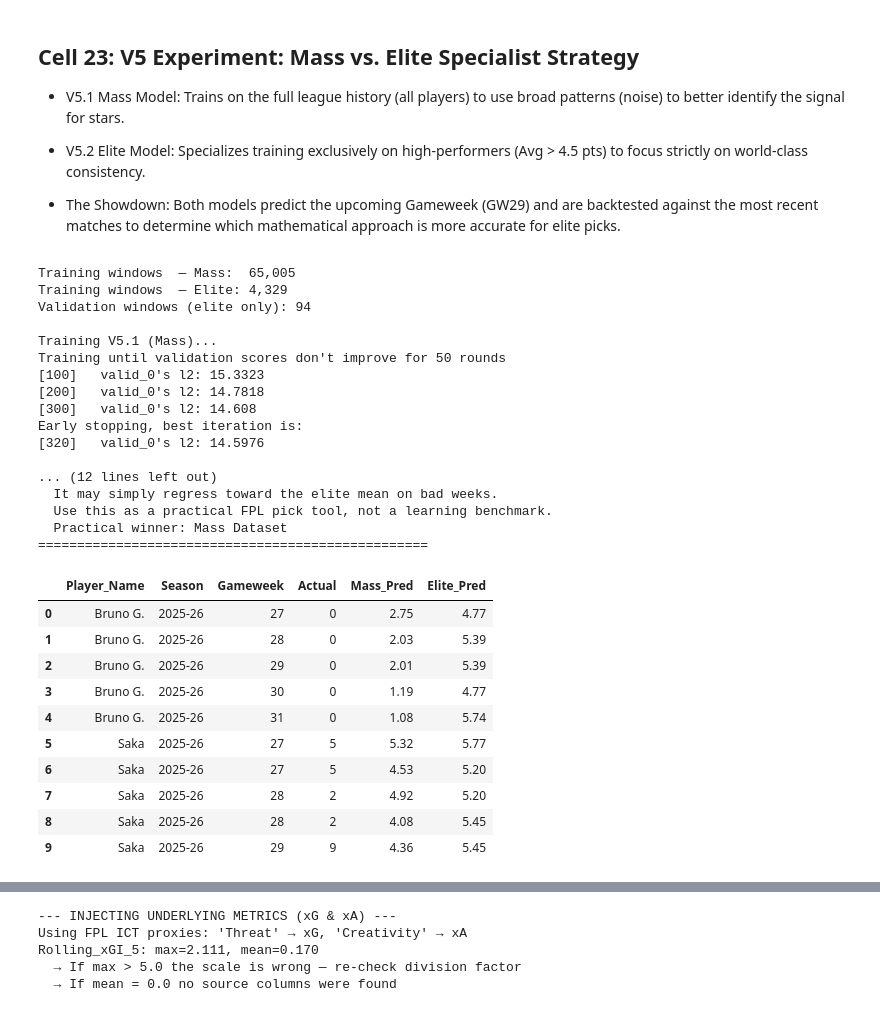
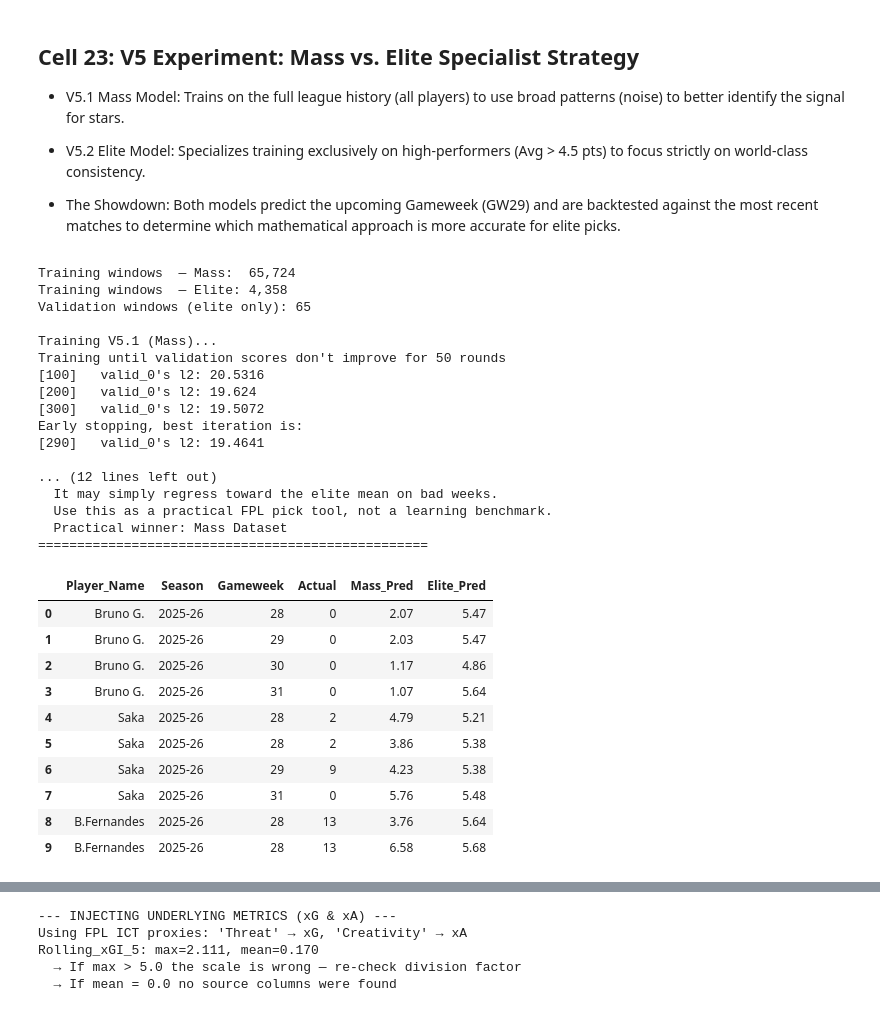
Before and after one commit to sophiedelrey/fpl_pipeline, a Jupyter notebook: models/forecaster_pro.ipynb, the cells around one changed output, grey strips where cells are left out. Drawn from its saved outputs; the diff is of its cells as text; code cells hidden in the pictures.

```diff
--- a/models/forecaster_pro.ipynb
+++ b/models/forecaster_pro.ipynb
@@ -740,12 +925,14 @@ Total Training Windows: 67591
 
 # --- 0. DEFINE THE VALIDATION WINDOW (The "Fair Ground") ---
 VAL_SEASON = "2025-26"
-VAL_START_GW = 27
-VAL_END_GW = 31
+VAL_START_GW = 28
+VAL_END_GW = 32
 
 # 1. LINK TO SOURCE METADATA
 # windowed_df.index now contains actual df_augmented row indices (fixed in Cell 2)
-source_meta = df_augmented.loc[windowed_df.index, ['season', 'Gameweek']]
+#source_meta = df_augmented.loc[windowed_df.index, ['season', 'Gameweek']]
+safe_windowed_index = windowed_df.index.intersection(df_augmented.index)
+source_meta = df_augmented.loc[safe_windowed_index, ['season', 'Gameweek']]
 
 # 2. CREATE THE MASK
 global_val_mask = (
@@ -3521,15 +3466,24 @@ y_val_v5   = y_v5_all[global_val_mask].copy()
 # 2. CREATE ELITE SUBSET FOR V5.2 (training only)
 # X_train_v5.index contains actual df_augmented row indices (fixed in Cell 2)
 # so .loc is correct here — NOT .iloc
-elite_train_mask = df_augmented.loc[X_train_v5.index, 'avg_season_pts'] > 4.5
+#elite_train_mask = df_augmented.loc[X_train_v5.index, 'avg_season_pts'] > 4.5
+safe_v5_train = X_train_v5.index.intersection(df_augmented.index)
+elite_train_mask = df_augmented.loc[safe_v5_train, 'avg_season_pts'] > 4.5
 X_train_v5_elite = X_train_v5[elite_train_mask.values]
 y_train_v5_elite = y_train_v5[elite_train_mask.values]
 
 # ELITE VALIDATION SLICE — for the specialist audit
-elite_val_mask = df_augmented.loc[X_val_v5.index, 'avg_season_pts'] > 4.5
+#elite_val_mask = df_augmented.loc[X_val_v5.index, 'avg_season_pts'] > 4.5
+#X_val_v5_elites = X_val_v5[elite_val_mask.values]
+#y_val_v5_elites = y_val_v5[elite_val_mask.values]
+#meta_v5 = df_augmented.loc[X_val_v5_elites.index, ['Web Name', 'season', 'Gameweek']]
+
+safe_v5_val = X_val_v5.index.intersection(df_augmented.index)
+elite_val_mask = df_augmented.loc[safe_v5_val, 'avg_season_pts'] > 4.5
 X_val_v5_elites = X_val_v5[elite_val_mask.values]
 y_val_v5_elites = y_val_v5[elite_val_mask.values]
-meta_v5 = df_augmented.loc[X_val_v5_elites.index, ['Web Name', 'season', 'Gameweek']]
+safe_elites_idx = X_val_v5_elites.index.intersection(df_augmented.index)
+meta_v5 = df_augmented.loc[safe_elites_idx, ['Web Name', 'season', 'Gameweek']]
 
 print(f"Training windows  — Mass:  {len(X_train_v5):,}")
 print(f"Training windows  — Elite: {len(X_train_v5_elite):,}")
@@ -3595,50 +3549,50 @@ v5_results = pd.DataFrame({
     'Elite_Pred':  np.round(preds_v5_2, 2)
 })
 v5_results.to_csv(V5_DIR / 'v5_mass_vs_specialist_audit.csv', index=False)
 
 print("\n" + "="*50)
 print(" V5 SPECIALIST SHOWDOWN (Audit on Elite Players)")
 print(f" V5.1 (Mass Model) MAE:       {mae_5_1:.4f}")
 print(f" V5.2 (Specialist Model) MAE: {mae_5_2:.4f}")
 print()
 print("Interpretation note:")
 print("  A lower V5.2 MAE does NOT mean the specialist learns better.")
 print("  It may simply regress toward the elite mean on bad weeks.")
 print("  Use this as a practical FPL pick tool, not a learning benchmark.")
 winner = 'Elite Specialist (for FPL picks)' if mae_5_2 < mae_5_1 else 'Mass Dataset'
 print(f"  Practical winner: {winner}")
 print("="*50)
 
 display(v5_results.head(10))
 # %% [output]
-Training windows  — Mass:  65,005
-Training windows  — Elite: 4,329
-Validation windows (elite only): 94
+Training windows  — Mass:  65,724
+Training windows  — Elite: 4,358
+Validation windows (elite only): 65
 
 Training V5.1 (Mass)...
 Training until validation scores don't improve for 50 rounds
-[100]   valid_0's l2: 15.3323
-[200]   valid_0's l2: 14.7818
-[300]   valid_0's l2: 14.608
+[100]   valid_0's l2: 20.5316
+[200]   valid_0's l2: 19.624
+[300]   valid_0's l2: 19.5072
 Early stopping, best iteration is:
-[320]   valid_0's l2: 14.5976
+[290]   valid_0's l2: 19.4641
 
 ... (12 lines left out)
   It may simply regress toward the elite mean on bad weeks.
   Use this as a practical FPL pick tool, not a learning benchmark.
   Practical winner: Mass Dataset
 ==================================================
 |  | Player_Name | Season | Gameweek | Actual | Mass_Pred | Elite_Pred |
-| 0 | Bruno G. | 2025-26 | 27 | 0 | 2.75 | 4.77 |
-| 1 | Bruno G. | 2025-26 | 28 | 0 | 2.03 | 5.39 |
-| 2 | Bruno G. | 2025-26 | 29 | 0 | 2.01 | 5.39 |
-| 3 | Bruno G. | 2025-26 | 30 | 0 | 1.19 | 4.77 |
-| 4 | Bruno G. | 2025-26 | 31 | 0 | 1.08 | 5.74 |
-| 5 | Saka | 2025-26 | 27 | 5 | 5.32 | 5.77 |
-| 6 | Saka | 2025-26 | 27 | 5 | 4.53 | 5.20 |
-| 7 | Saka | 2025-26 | 28 | 2 | 4.92 | 5.20 |
-| 8 | Saka | 2025-26 | 28 | 2 | 4.08 | 5.45 |
-| 9 | Saka | 2025-26 | 29 | 9 | 4.36 | 5.45 |
+| 0 | Bruno G. | 2025-26 | 28 | 0 | 2.07 | 5.47 |
+| 1 | Bruno G. | 2025-26 | 29 | 0 | 2.03 | 5.47 |
+| 2 | Bruno G. | 2025-26 | 30 | 0 | 1.17 | 4.86 |
+| 3 | Bruno G. | 2025-26 | 31 | 0 | 1.07 | 5.64 |
+| 4 | Saka | 2025-26 | 28 | 2 | 4.79 | 5.21 |
+| 5 | Saka | 2025-26 | 28 | 2 | 3.86 | 5.38 |
+| 6 | Saka | 2025-26 | 29 | 9 | 4.23 | 5.38 |
+| 7 | Saka | 2025-26 | 31 | 0 | 5.76 | 5.48 |
+| 8 | B.Fernandes | 2025-26 | 28 | 13 | 3.76 | 5.64 |
+| 9 | B.Fernandes | 2025-26 | 28 | 13 | 6.58 | 5.68 |
 # %%
 # [Cell 24: V5 Forecast Showdown - GW29 Predictions (Season-Locked)]
 
```
Also changed, not shown: parts of 57 cells of this notebook, 4 other files.
